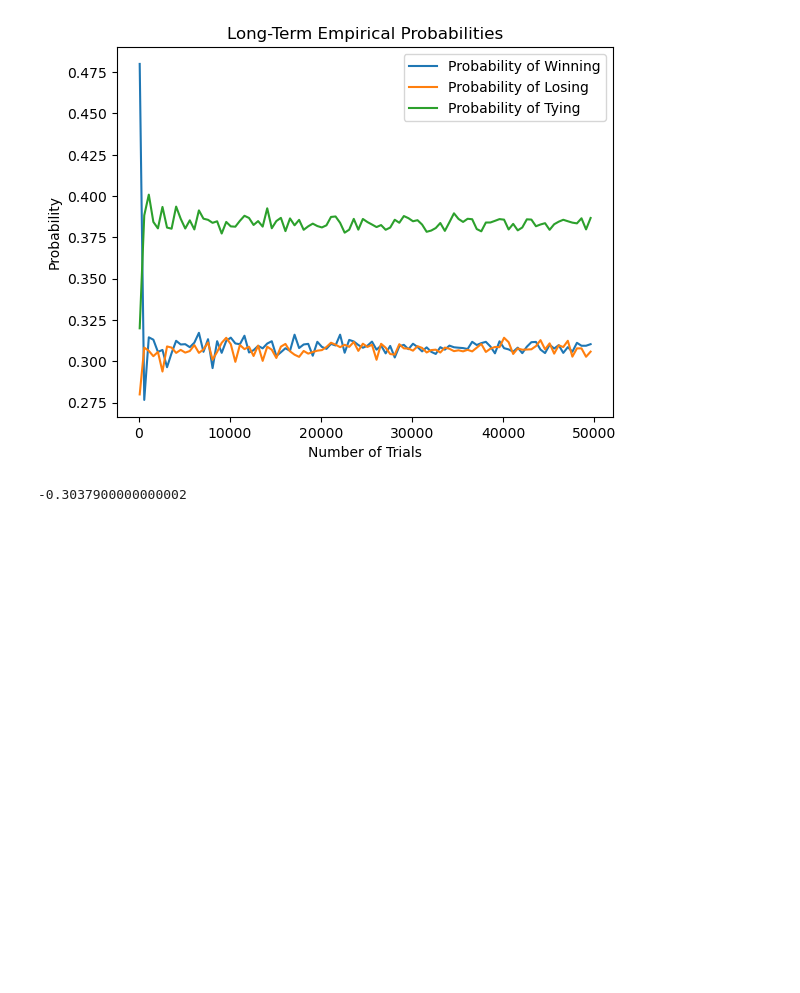
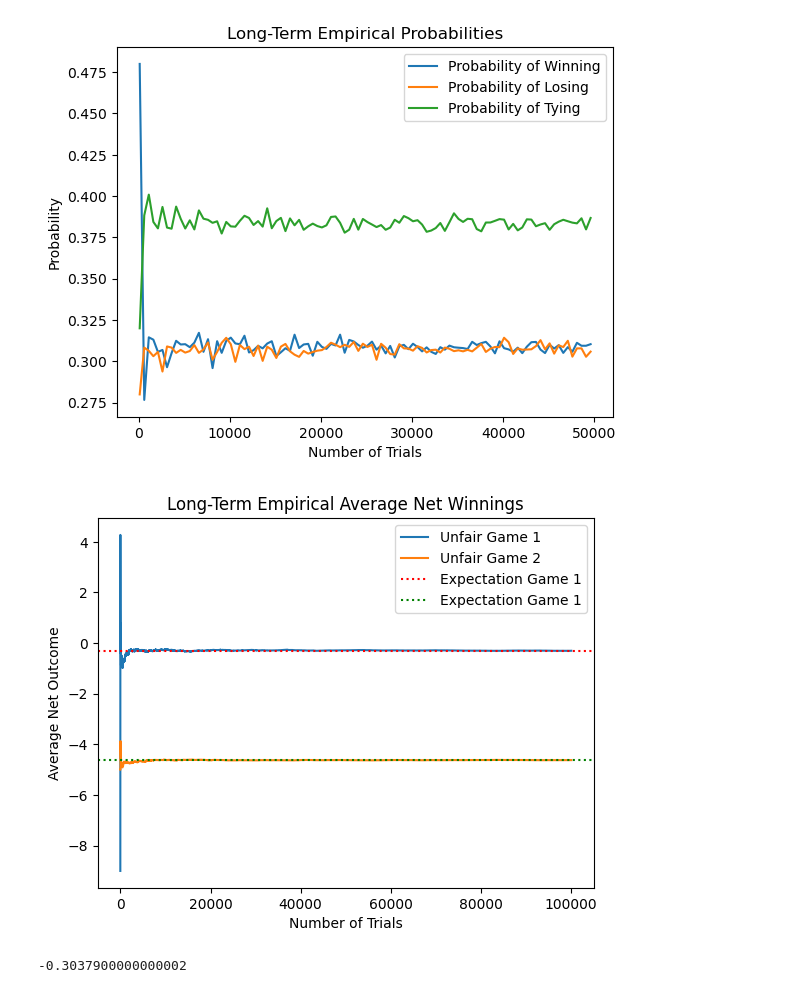
Before and after one commit to alissagordon/201aproject, a Jupyter notebook: file.ipynb, the cells around one changed output. Cells and saved outputs as stored; diff of their text form; code cells hidden in the pictures; blank space fills up the shorter version.

Commit message:
added ev graphs

```diff
--- a/file.ipynb
+++ b/file.ipynb
@@ -171,3 +189,34 @@ plt.legend()
+# %%
+#Simulating the second unfair game with payouts
+winnings2=[]
+avg_winnings2 = []
+n_sims = 100000
+
+for i in range(n_sims):
+    outcome = randomgame()
+    if outcome["win"] < 4:
+        winnings2.append(-5)
+    else:
+        winnings2.append(40)
+    avg_temp = sum(winnings2)/(i+1)
+    avg_winnings2.append(avg_temp)
+# %%
+import pandas as pd
+unfair_games = pd.DataFrame({'trials': trials, 'game1': avg_winnings, 'game2': avg_winnings2})
+true_exp1 = (37/120) * (-9) + (37/120) * 8
+true_exp2 = (1/120) * (40) + (119/120) * -5
+# %%
+plt.plot(unfair_games['trials'], unfair_games['game1'], label="Unfair Game 1")
+plt.plot(unfair_games['trials'], unfair_games['game2'], label="Unfair Game 2")
+plt.axhline(y = true_exp1, color = 'r', linestyle = ':', label="Expectation Game 1")
+plt.axhline(y = true_exp2, color = 'g', linestyle = ':', label="Expectation Game 1")
+plt.title("Long-Term Empirical Average Net Winnings")
+plt.xlabel("Number of Trials")
+plt.ylabel("Average Net Outcome")
+plt.legend()
+plt.show()
+# %% [output]
+[figure, added]
 # %%
 #Simulating the game with payouts
 total_wins = 0
```
Also changed, not shown: parts of 1 cell of this notebook.
